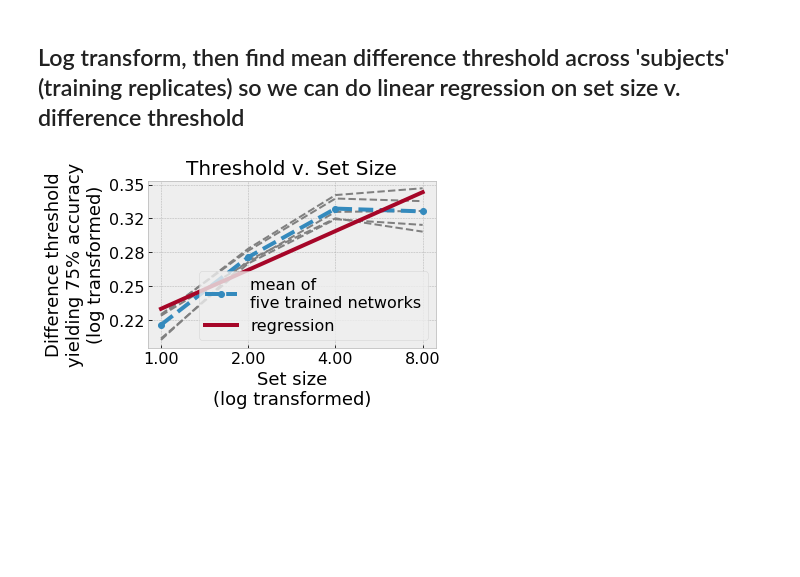
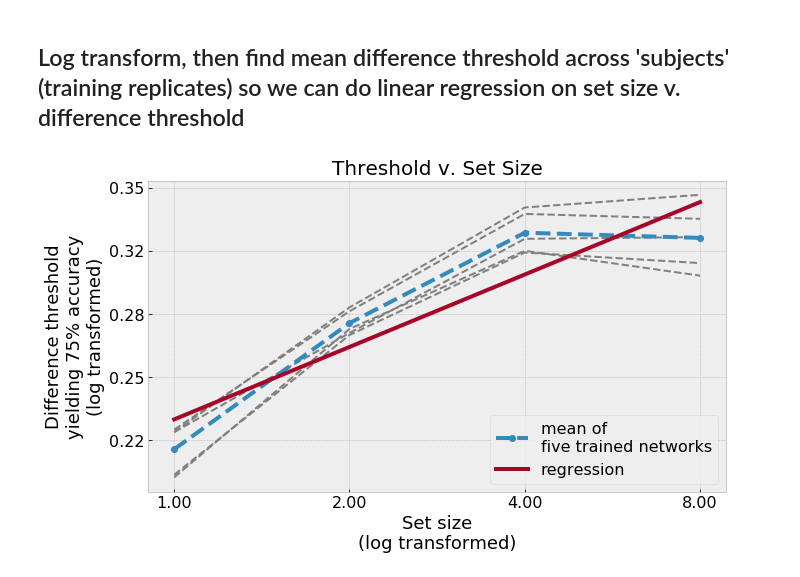
Before and after one commit to NickleDave/visual-search-nets, a Jupyter notebook: docs/notebooks/psychometric.ipynb, the cells around one changed output. Saved outputs shown, nothing was run; the diff lists cells and outputs as text; code cells hidden in the pictures; blank space fills up the shorter version.

Commit message:
add fig.set_size_inches and remake threhsold_v_setsize again; legend was hiding plot lines

```diff
--- a/docs/notebooks/psychometric.ipynb
+++ b/docs/notebooks/psychometric.ipynb
@@ -182,25 +182,26 @@ for epochs in epoch_list:
 # %%
 epochs_for_plot = 800
 
 xx = np.log10(np.linspace(1,8,100))
 b = linregress_epochs[epochs_for_plot].intercept
 m = linregress_epochs[epochs_for_plot].slope
 yy = b + (m * xx)
 
 fig, ax = plt.subplots()
+fig.set_size_inches(10,6)
 subjects_for_plot = diff_ths[epochs_for_plot]
 for subject_ind in range(num_subjects):
     ax.plot(np.log10(set_sizes), np.log10(subjects_for_plot[subject_ind]), color='grey', linestyle='--')
 ax.plot(np.log10(set_sizes), mn_diff_ths_epochs[epochs_for_plot], linewidth=4, linestyle='--', marker='o', label='mean of\nfive trained networks')
 ax.plot(xx, yy, linewidth=4, label='regression')
 ax.set_xticks(np.log10(set_sizes))
 ax.set_xticklabels([f'{lbl:.2f}' for lbl in 10 ** ax.get_xticks()])
 ax.set_yticklabels([f'{lbl:.2f}' for lbl in 10 ** ax.get_yticks()])
 ax.set_ylabel('Difference threshold\nyielding 75% accuracy\n(log transformed)')
 ax.set_xlabel('Set size\n(log transformed)')
 ax.legend(loc='lower right');
 ax.set_title('Threshold v. Set Size');
 fig.tight_layout()
 plt.savefig('../static/threshold_v_setsize.png')
 # %% [output]
-[figure, old version]
+[figure, new version]
```
Also changed, not shown: 1 other file.
